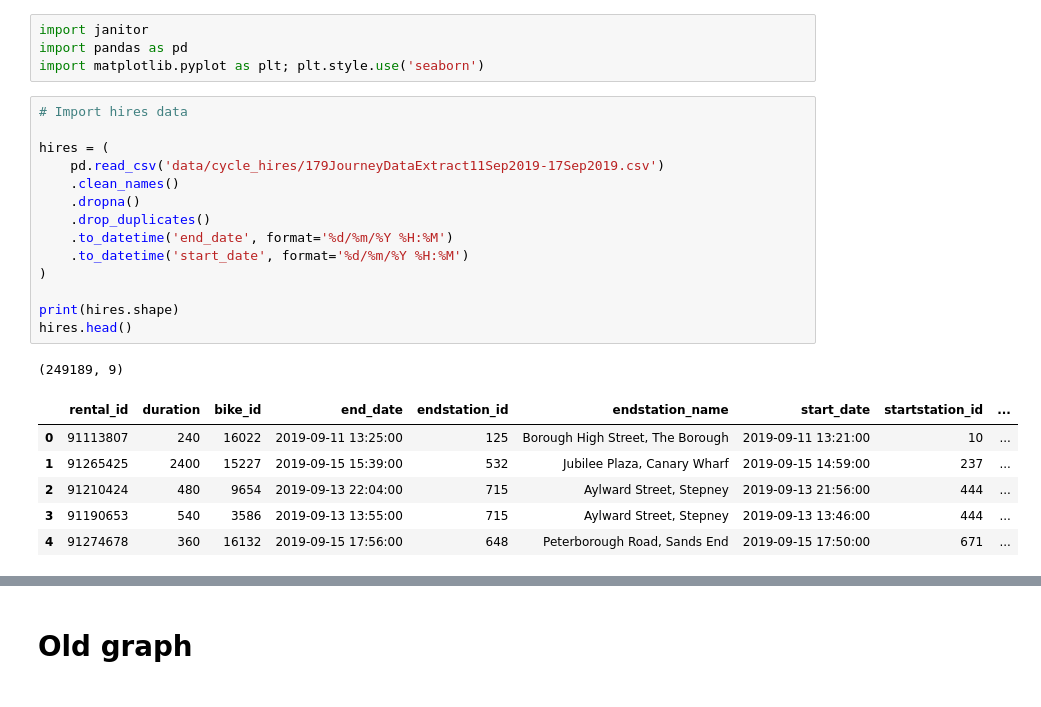
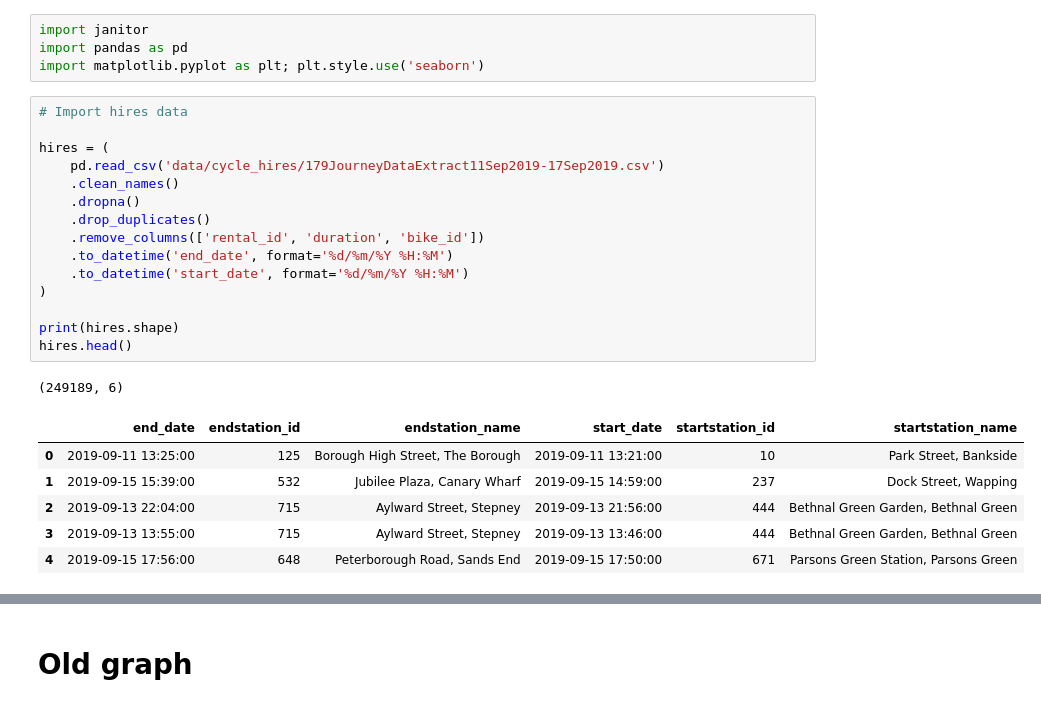
Before and after one commit to fabiangunzinger/london_cycling, a Jupyter notebook: tfl_bikes_movement.ipynb, the cells around one changed output, grey strips where cells are left out. Saved outputs shown, nothing was run; the diff lists cells and outputs as text.

```diff
--- a/tfl_bikes_movement.ipynb
+++ b/tfl_bikes_movement.ipynb
@@ -5,25 +5,26 @@ import matplotlib.pyplot as plt; plt.style.use('seaborn')
 # %%
 # Import hires data
 
 hires = (
     pd.read_csv('data/cycle_hires/179JourneyDataExtract11Sep2019-17Sep2019.csv')
     .clean_names()
     .dropna()
     .drop_duplicates()
+    .remove_columns(['rental_id', 'duration', 'bike_id'])
     .to_datetime('end_date', format='%d/%m/%Y %H:%M')
     .to_datetime('start_date', format='%d/%m/%Y %H:%M')
 )
 
 print(hires.shape)
 hires.head()
 # %% [output]
-(249189, 9)
+(249189, 6)
-|  | rental_id | duration | bike_id | end_date | endstation_id | endstation_name | start_date | startstation_id | ... |
-| 0 | 91113807 | 240 | 16022 | 2019-09-11 13:25:00 | 125 | Borough High Street, The Borough | 2019-09-11 13:21:00 | 10 | ... |
-| 1 | 91265425 | 2400 | 15227 | 2019-09-15 15:39:00 | 532 | Jubilee Plaza, Canary Wharf | 2019-09-15 14:59:00 | 237 | ... |
-| 2 | 91210424 | 480 | 9654 | 2019-09-13 22:04:00 | 715 | Aylward Street, Stepney | 2019-09-13 21:56:00 | 444 | ... |
-| 3 | 91190653 | 540 | 3586 | 2019-09-13 13:55:00 | 715 | Aylward Street, Stepney | 2019-09-13 13:46:00 | 444 | ... |
-| 4 | 91274678 | 360 | 16132 | 2019-09-15 17:56:00 | 648 | Peterborough Road, Sands End | 2019-09-15 17:50:00 | 671 | ... |
+|  | end_date | endstation_id | endstation_name | start_date | startstation_id | startstation_name |
+| 0 | 2019-09-11 13:25:00 | 125 | Borough High Street, The Borough | 2019-09-11 13:21:00 | 10 | Park Street, Bankside |
+| 1 | 2019-09-15 15:39:00 | 532 | Jubilee Plaza, Canary Wharf | 2019-09-15 14:59:00 | 237 | Dock Street, Wapping |
+| 2 | 2019-09-13 22:04:00 | 715 | Aylward Street, Stepney | 2019-09-13 21:56:00 | 444 | Bethnal Green Garden, Bethnal Green |
+| 3 | 2019-09-13 13:55:00 | 715 | Aylward Street, Stepney | 2019-09-13 13:46:00 | 444 | Bethnal Green Garden, Bethnal Green |
+| 4 | 2019-09-15 17:56:00 | 648 | Peterborough Road, Sands End | 2019-09-15 17:50:00 | 671 | Parsons Green Station, Parsons Green |
 # %%
 # Visualise missings
 
```
Also changed, not shown: parts of 14 cells of this notebook.
